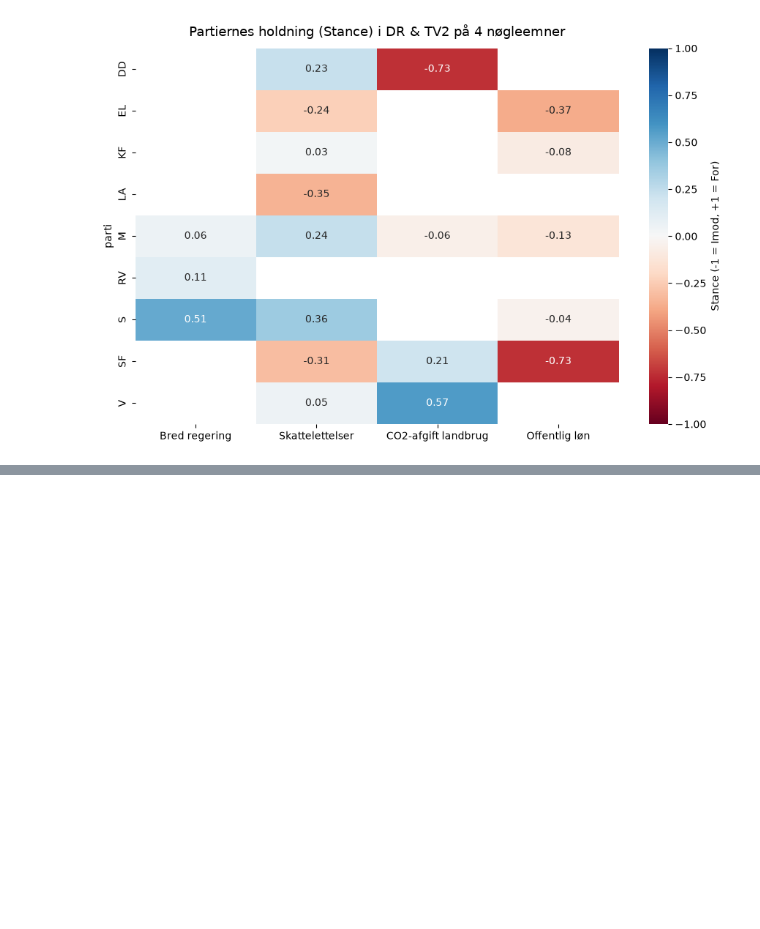
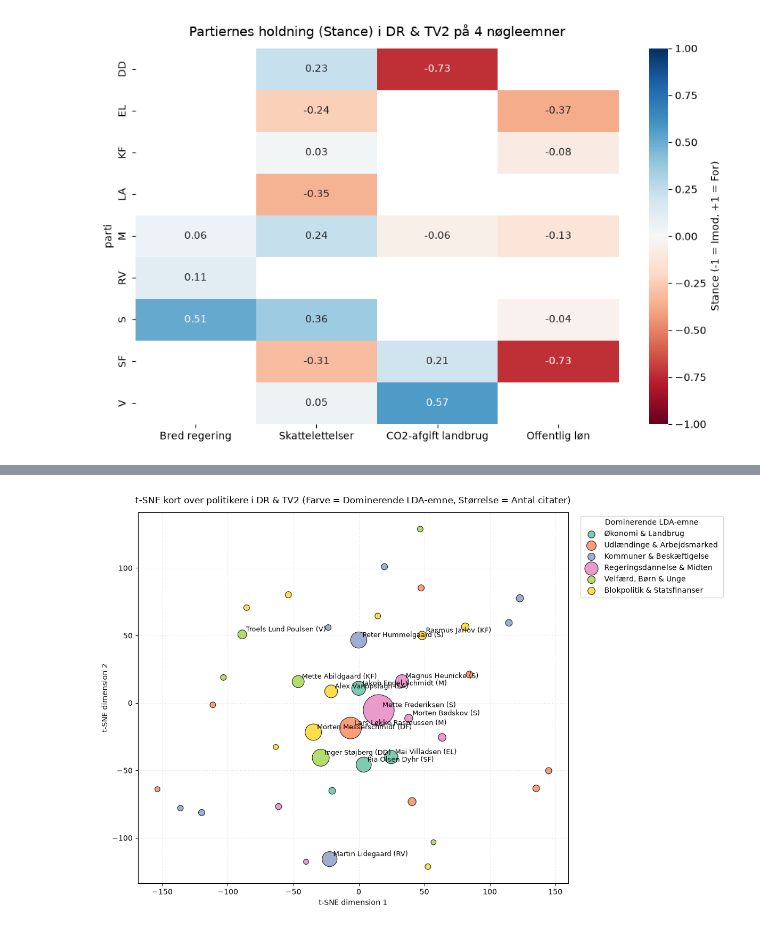
Before and after one commit to Signedue/Politics-Network, a Jupyter notebook: notebooks/tfidf.ipynb, the cells around one changed output, grey strips where cells are left out. Drawn from its saved outputs; the diff is of its cells as text; code cells hidden in the pictures; blank space fills up the shorter version.

```diff
--- a/notebooks/tfidf.ipynb
+++ b/notebooks/tfidf.ipynb
@@ -745,0 +853,82 @@ sub_emne0, oversigt_emne0 = undersoeg_lda_emne_stance(0, min_prob=0.40)
+# %%
+import numpy as np
+import pandas as pd
+import matplotlib.pyplot as plt
+from sklearn.feature_extraction.text import TfidfVectorizer
+from sklearn.decomposition import PCA
+from sklearn.manifold import TSNE
+
+# 1. Saml alle citater per POLITIKER (kræv mindst 4 citater, så hver politiker har nok tekst)
+pol_counts = df.groupby(["politiker", "parti"]).size().reset_index(name="antal_citater")
+valid_pols = pol_counts[pol_counts["antal_citater"] >= 4].copy()
+
+df_pol_filtered = df.merge(valid_pols[["politiker", "parti"]], on=["politiker", "parti"])
+
+pol_docs = (
+    df_pol_filtered.groupby(["politiker", "parti"])["tokens"]
+    .apply(lambda lists: " ".join(tok for sub in lists for tok in sub))
+    .reset_index()
+    .merge(valid_pols, on=["politiker", "parti"])
+)
+
+# 2. Beregn TF-IDF for hver politiker (med samme custom_stopwords som før)
+tfidf_pol = TfidfVectorizer(
+    min_df=2,
+    max_df=0.85,
+    stop_words=custom_stopwords,
+    token_pattern=r"(?u)\b[a-zæøåA-ZÆØÅ]{3,}\b"
+)
+X_tfidf = tfidf_pol.fit_transform(pol_docs["tokens"]).toarray()
+
+# 3. Find hver politikers dominerende LDA-emne (ved at transformere deres tekst med din trænede LDA)
+X_counts = count_vec.transform(pol_docs["tokens"])
+pol_topic_dist = lda.transform(X_counts)
+pol_docs["dominant_topic_idx"] = pol_topic_dist.argmax(axis=1)
+pol_docs["dominant_topic"] = pol_docs["dominant_topic_idx"].map(lambda i: topic_names[i])
+
+# 4. Kør t-SNE (eller PCA) for at placere politikerne i 2D-rummet
+# Bemærk: perplexity bør være lavere end antallet af politikere (f.eks. 8-12 når der er ~35 politikere)
+perp = min(10, len(pol_docs) - 1)
+tsne = TSNE(n_components=2, perplexity=perp, random_state=42, init="pca", learning_rate="auto")
+coords = tsne.fit_transform(X_tfidf)
+
+pol_docs["x"] = coords[:, 0]
+pol_docs["y"] = coords[:, 1]
+
+# 5. Plot (Social Graphs style: farve = LDA-emne, størrelse = antal citater)
+plt.figure(figsize=(12, 8))
+colors = plt.cm.Set2.colors
+
+for idx, topic_name in enumerate(topic_names):
+    sub = pol_docs[pol_docs["dominant_topic"] == topic_name]
+    plt.scatter(
+        sub["x"],
+        sub["y"],
+        s=sub["antal_citater"] * 12,  # Størrelse skaleret efter antal citater
+        color=colors[idx % len(colors)],
+        alpha=0.85,
+        edgecolors="black",
+        linewidth=0.8,
+        label=topic_name
+    )
+
+# Tilføj navne-labels på de 15 mest citerede politikere (ligesom på billedet)
+top_pols = pol_docs.sort_values("antal_citater", ascending=False).head(15)
+for _, row in top_pols.iterrows():
+    plt.annotate(
+        f"{row['politiker']} ({row['parti']})",
+        (row["x"], row["y"]),
+        xytext=(5, 4),
+        textcoords="offset points",
+        fontsize=9,
+        fontweight="medium"
+    )
+
+plt.title("t-SNE kort over politikere i DR & TV2 (Farve = Dominerende LDA-emne, Størrelse = Antal citater)", fontsize=12, pad=12)
+plt.xlabel("t-SNE dimension 1")
+plt.ylabel("t-SNE dimension 2")
+plt.legend(title="Dominerende LDA-emne", bbox_to_anchor=(1.02, 1), loc="upper left", markerscale=0.6)
+plt.grid(True, linestyle=":", alpha=0.4)
+plt.tight_layout()
+plt.show()
+# %% [output]
@@ -745,0 +936 @@ sub_emne0, oversigt_emne0 = undersoeg_lda_emne_stance(0, min_prob=0.40)
+[figure, added]
```
Also changed, not shown: parts of 3 cells of this notebook, 1 other file.
